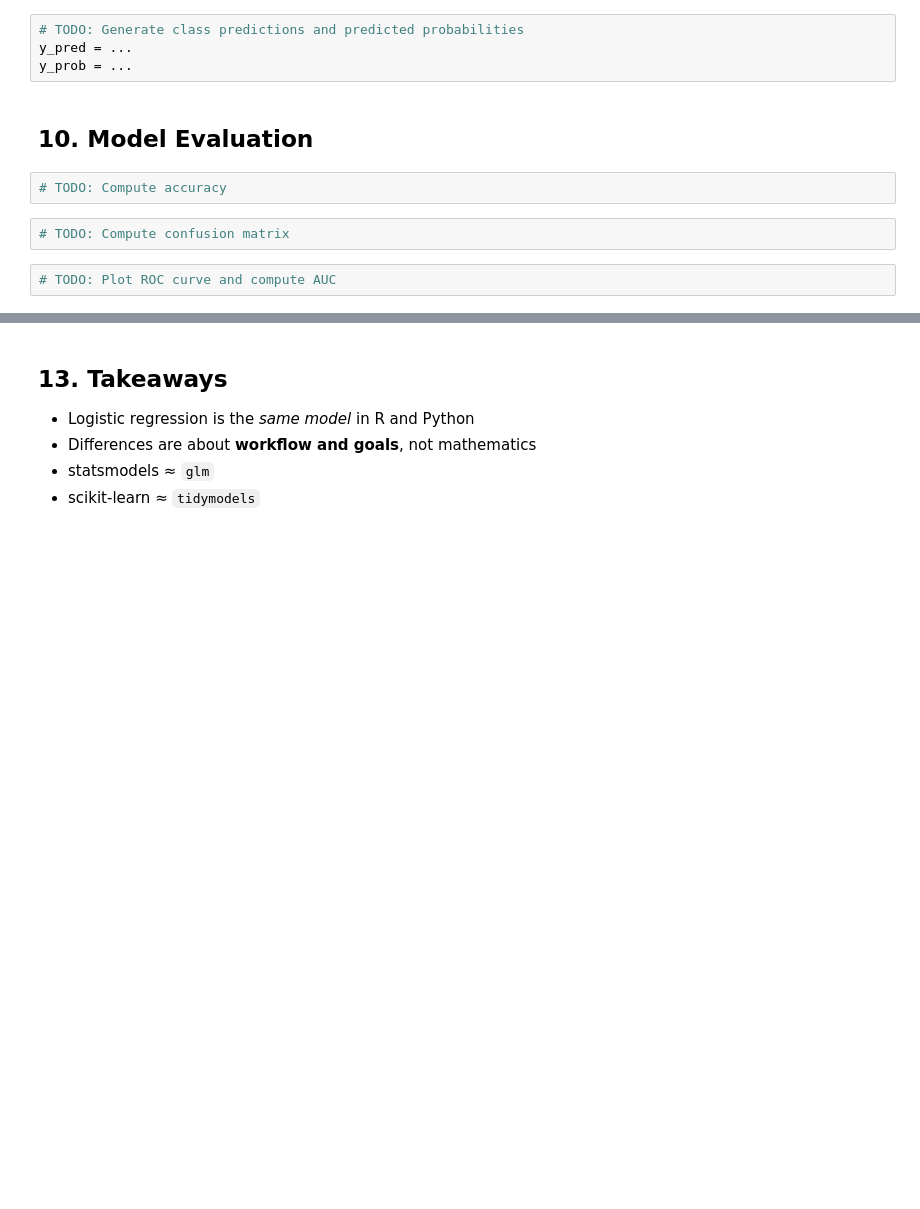
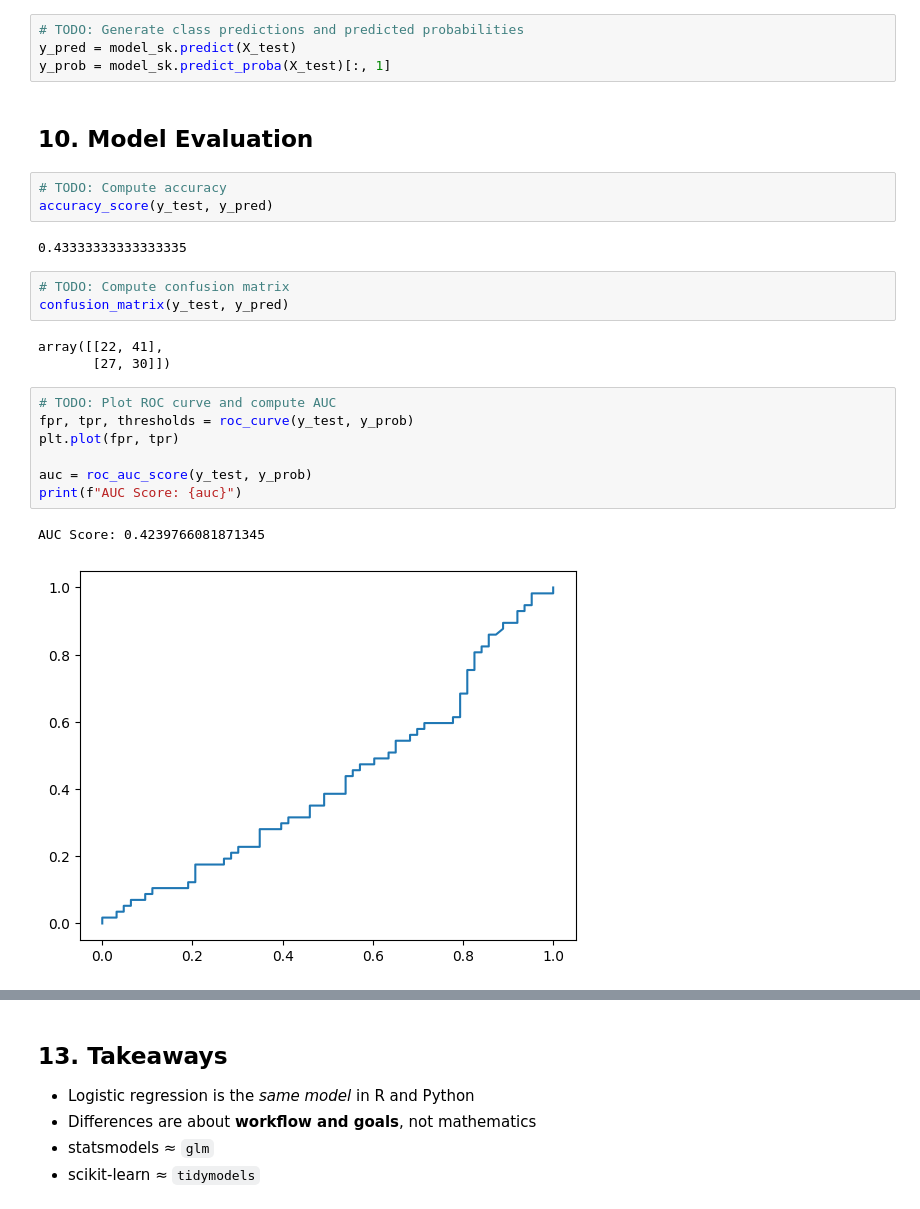
Before and after one commit to raul-miranda/DS201-2026, a Jupyter notebook: Week 4/Python_week4_Student_part1.ipynb, the cells around one changed output, grey strips where cells are left out. Cells and saved outputs as stored; diff of their text form; blank space fills up the shorter version.

```diff
--- a/Week 4/Python_week4_Student_part1.ipynb
+++ b/Week 4/Python_week4_Student_part1.ipynb
@@ -171,15 +295,30 @@ model_sk.fit(X_train, y_train)
 # %%
 # TODO: Generate class predictions and predicted probabilities
-y_pred = ...
-y_prob = ...
+y_pred = model_sk.predict(X_test)
+y_prob = model_sk.predict_proba(X_test)[:, 1]
 # %% [markdown]
 ## 10. Model Evaluation
 # %%
 # TODO: Compute accuracy
+accuracy_score(y_test, y_pred)
+# %% [output]
+0.43333333333333335
 # %%
 # TODO: Compute confusion matrix
+confusion_matrix(y_test, y_pred)
+# %% [output]
+array([[22, 41],
+       [27, 30]])
 # %%
 # TODO: Plot ROC curve and compute AUC
+fpr, tpr, thresholds = roc_curve(y_test, y_prob)
+plt.plot(fpr, tpr)
+
+auc = roc_auc_score(y_test, y_prob)
+print(f"AUC Score: {auc}")
+# %% [output]
+AUC Score: 0.4239766081871345
+[figure, added]
 # %% [markdown]
 ✏️ **Reflection:** Why might AUC be preferred over accuracy?
 
```
Also changed, not shown: parts of 19 cells of this notebook.
